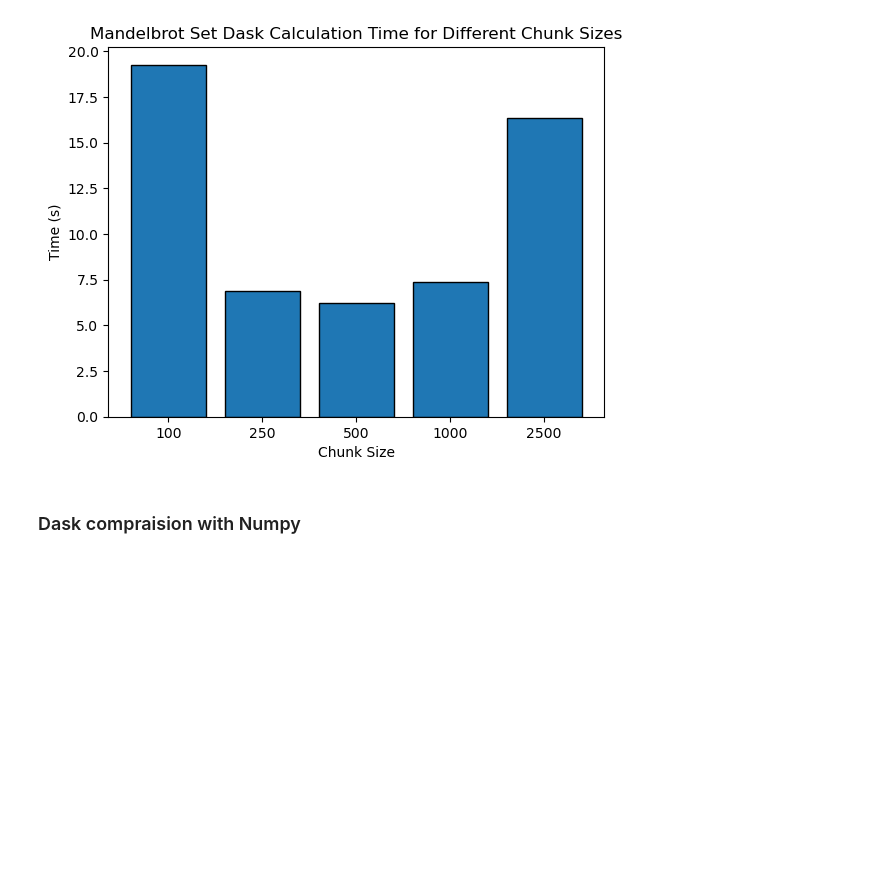
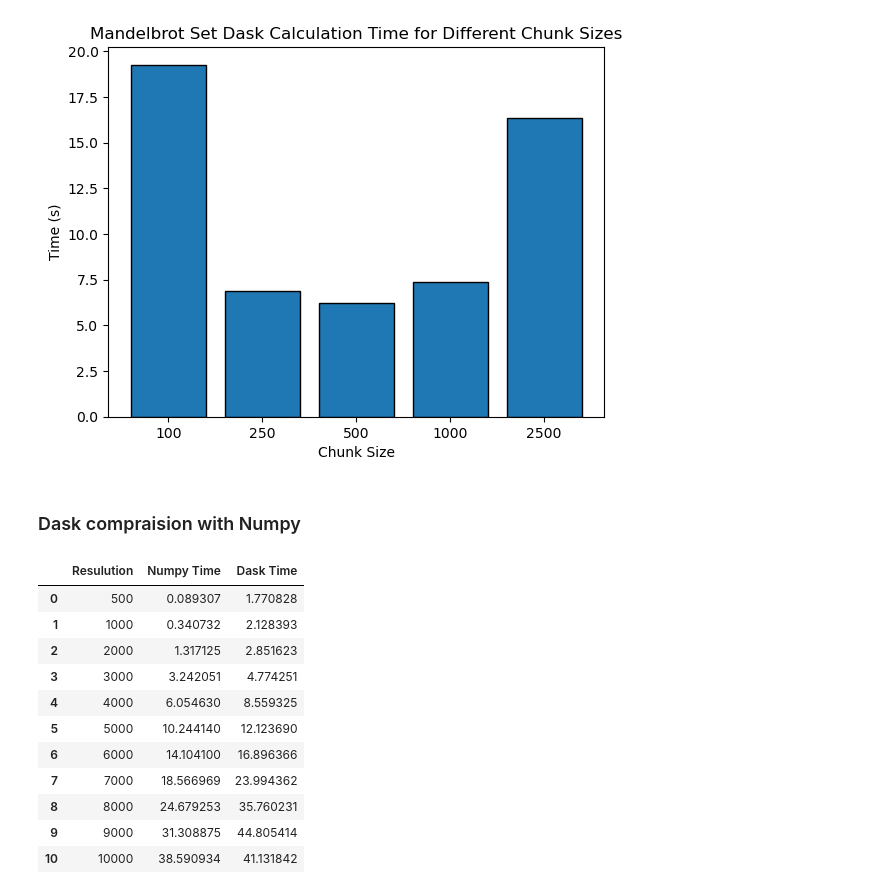
Before and after one commit to tallosim/aau-numerical-scientific-computing, a Jupyter notebook: mini-project/stage-2/mandelbrot-stage-2.ipynb, the cells around one changed output. Drawn from its saved outputs; the diff is of its cells as text; code cells hidden in the pictures; blank space fills up the shorter version.

```diff
--- a/mini-project/stage-2/mandelbrot-stage-2.ipynb
+++ b/mini-project/stage-2/mandelbrot-stage-2.ipynb
@@ -311,0 +322,47 @@ plt.show()
+# %%
+resulutions = [500, 1000, 2000, 3000, 4000, 5000, 6000, 7000, 8000, 9000, 10000]
+
+numpy_dask_times = list()
+for resulution in tqdm(resulutions):
+    re = np.linspace(X_MIN, X_MAX, resulution, dtype=np.float32)
+    im = np.linspace(Y_MIN, Y_MAX, resulution, dtype=np.float32)
+
+    c = re + im[:, np.newaxis] * 1j
+
+    # Numpy
+    M = np.ones((resulution, resulution))
+
+    time_start = time.time()
+    mandelbrot_vectorized(c, M, I, T)
+    numpy_time = time.time() - time_start
+
+    # Dask
+    chunk_size = resulution // 5
+
+    c_dask = da.from_array(c, chunks=(chunk_size, chunk_size))
+    M = da.ones((resulution, resulution), chunks=(chunk_size, chunk_size))
+
+    mandelbrot_dask(c, M, I, T)
+
+    time_start = time.time()
+    M_computed = M.compute()
+    dask_time = time.time() - time_start
+
+    numpy_dask_times.append((resulution, numpy_time, dask_time))
+
+numpy_dask_times_df = pd.DataFrame(numpy_dask_times, columns=['Resulution', 'Numpy Time', 'Dask Time'])
+numpy_dask_times_df.to_csv(f'mandelbrot-numpy-dask-times-results.csv', index=False)
+numpy_dask_times_df
+# %% [output]
+|  | Resulution | Numpy Time | Dask Time |
+| 0 | 500 | 0.089307 | 1.770828 |
+| 1 | 1000 | 0.340732 | 2.128393 |
+| 2 | 2000 | 1.317125 | 2.851623 |
+| 3 | 3000 | 3.242051 | 4.774251 |
+| 4 | 4000 | 6.054630 | 8.559325 |
+| 5 | 5000 | 10.244140 | 12.123690 |
+| 6 | 6000 | 14.104100 | 16.896366 |
+| 7 | 7000 | 18.566969 | 23.994362 |
+| 8 | 8000 | 24.679253 | 35.760231 |
+| 9 | 9000 | 31.308875 | 44.805414 |
+| 10 | 10000 | 38.590934 | 41.131842 |
```
Also changed, not shown: parts of 6 cells of this notebook, 1 other file.
